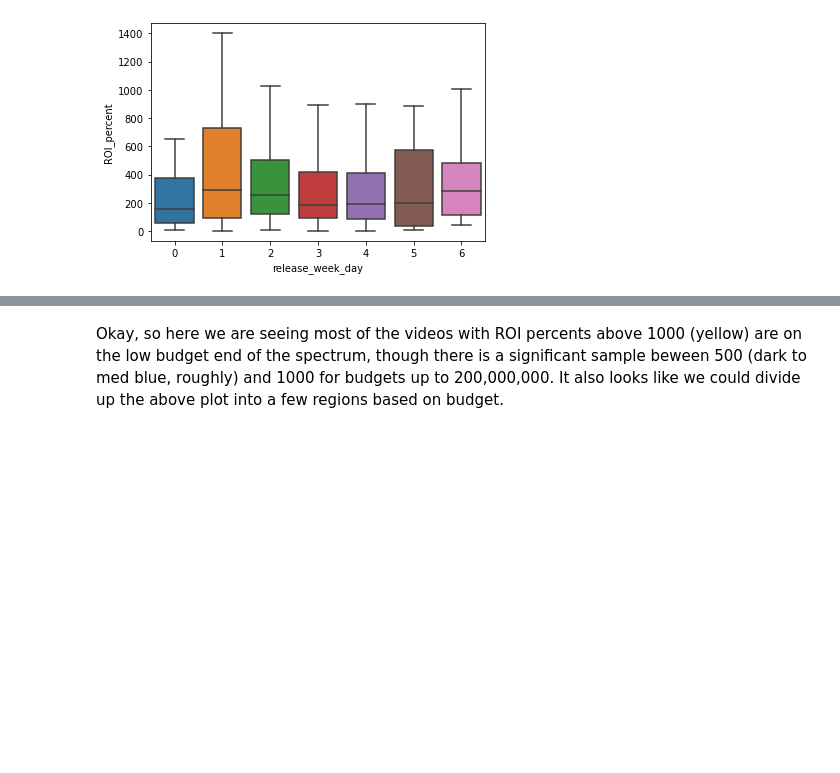
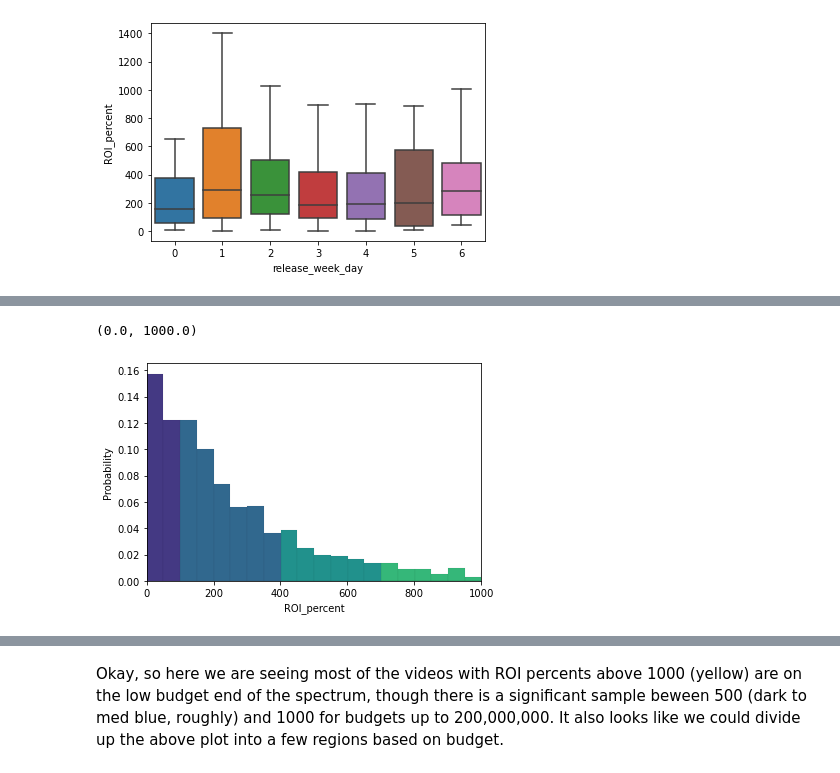
Before and after one commit to mattlegro/MovieReleaseAnalysis, a Jupyter notebook: analysis.ipynb, the cells around one changed output, grey strips where cells are left out. Saved outputs shown, nothing was run; the diff lists cells and outputs as text; code cells hidden in the pictures; blank space fills up the shorter version.

```diff
--- a/analysis.ipynb
+++ b/analysis.ipynb
@@ -160,2 +201,13 @@ sns.histplot(profitable_collection.ROI_percent);
+# %%
+fig2,ax2 = plt.subplots()
+pal = sns.color_palette('viridis',5)
+sns.histplot(x='ROI_percent',data=profitable_collection, ax=ax2, binwidth = 50,
+             stat = 'probability', hue='ROI_category',alpha=1,
+             hue_order = ['Less Than 100%','100-400%','400-700%','700-1000%','Over 1000%'],
+             palette=pal,legend=False);
+ax2.set_xlim(0,1000)
+# %% [output]
+(0.0, 1000.0)
+[figure, added]
 # %%
 sns.scatterplot(x='budget_est',y='worldwide_gross',data=profitable_collection,
```
Also changed, not shown: parts of 12 cells of this notebook.
